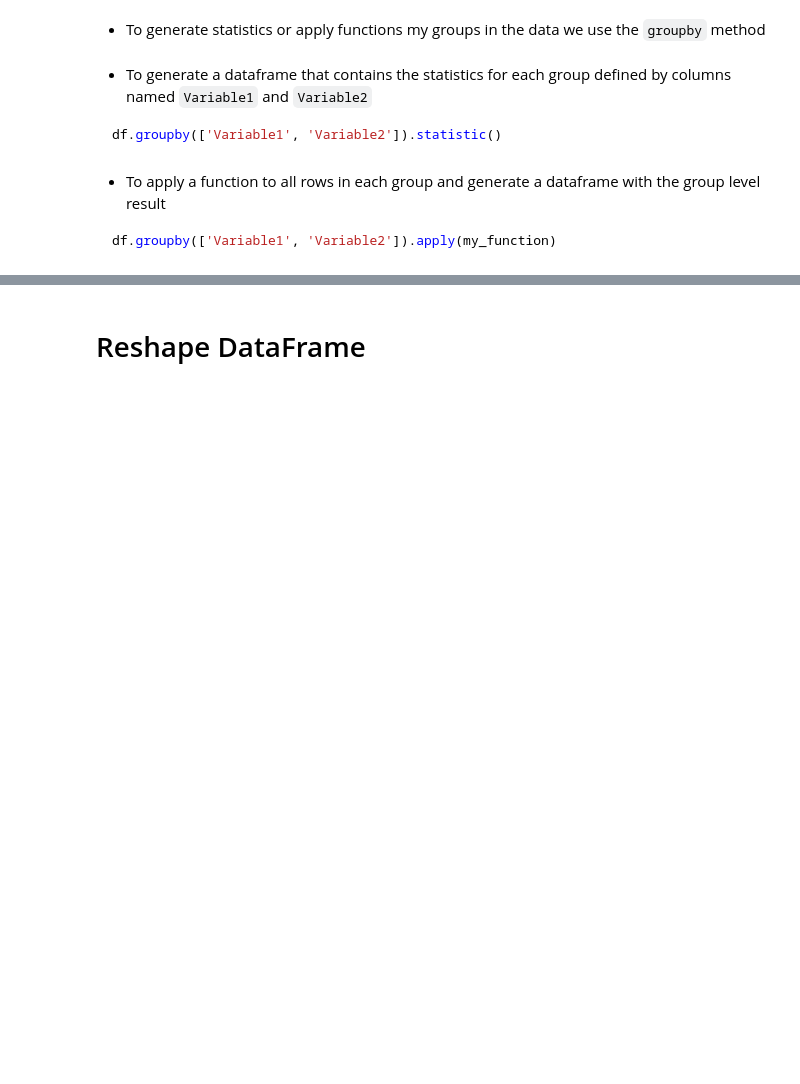
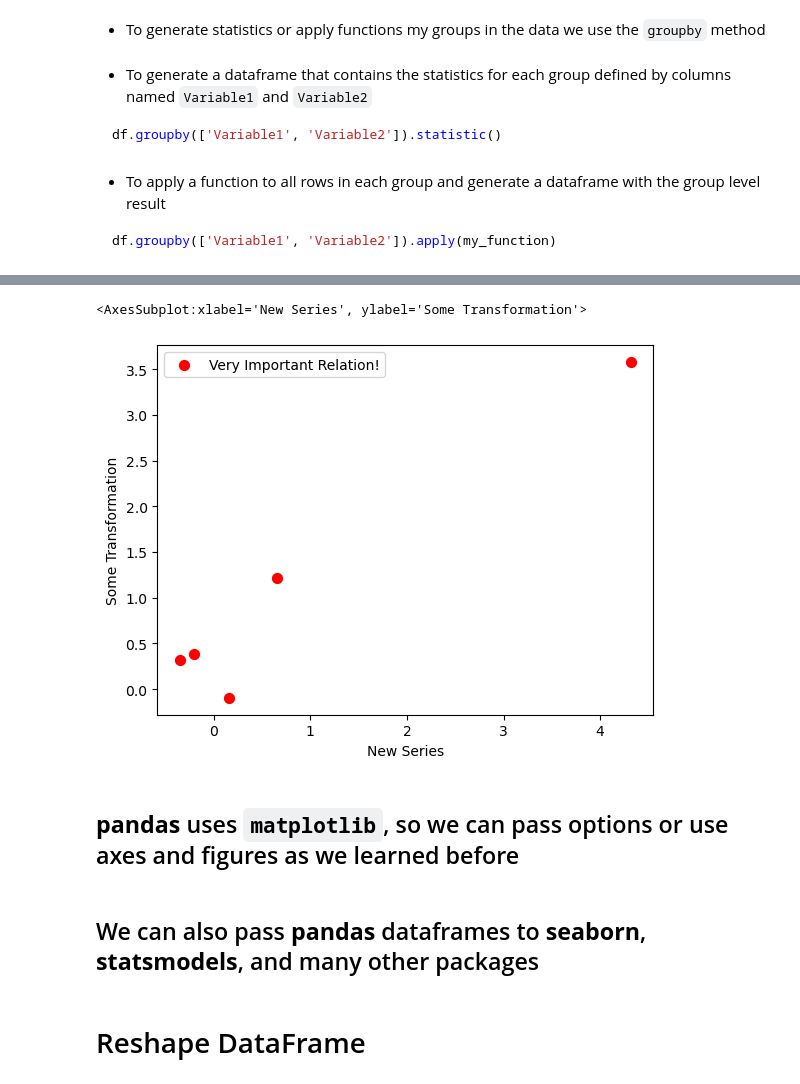
Before and after one commit to SMU-Econ-Growth/EconGrowthUG-Notebooks, a Jupyter notebook: Intro-Data-Analysis-Pandas.ipynb, the cells around one changed output, grey strips where cells are left out. Cells and saved outputs as stored; diff of their text form; code cells hidden in the pictures; blank space fills up the shorter version.

```diff
--- a/Intro-Data-Analysis-Pandas.ipynb
+++ b/Intro-Data-Analysis-Pandas.ipynb
@@ -316,0 +290,3 @@ df['new variable'] = list_or_array
+# %%
+random_data['New Series'] = random_data['Random Series 1'] * random_data['Random Series 2']
+random_data
@@ -337,0 +332,3 @@ df.my_column.apply(my_function, axis=1)
+# %%
+random_data['Some Transformation'] = random_data.apply(lambda x: x['New Series'] - x['Random Series 3'], axis=1)
+random_data
@@ -382,3 +577,13 @@ df.groupby(['Variable1', 'Variable2']).apply(my_function)
+# %%
+random_data.plot.scatter(x='New Series', y='Some Transformation',
+                         color='r', s=50, label='Very Important Relation!')
+# %% [output]
+<AxesSubplot:xlabel='New Series', ylabel='Some Transformation'>
+[figure, added]
+# %% [markdown]
+## **pandas** uses `matplotlib`, so we can pass options or use axes and figures as we learned before
+# %% [markdown]
+## We can also pass **pandas** dataframes to **seaborn**, **statsmodels**, and many other packages
 # %% [markdown]
 # Reshape DataFrame
 # %% [markdown]
```
Also changed, not shown: parts of 94 cells of this notebook, 2 other files.
